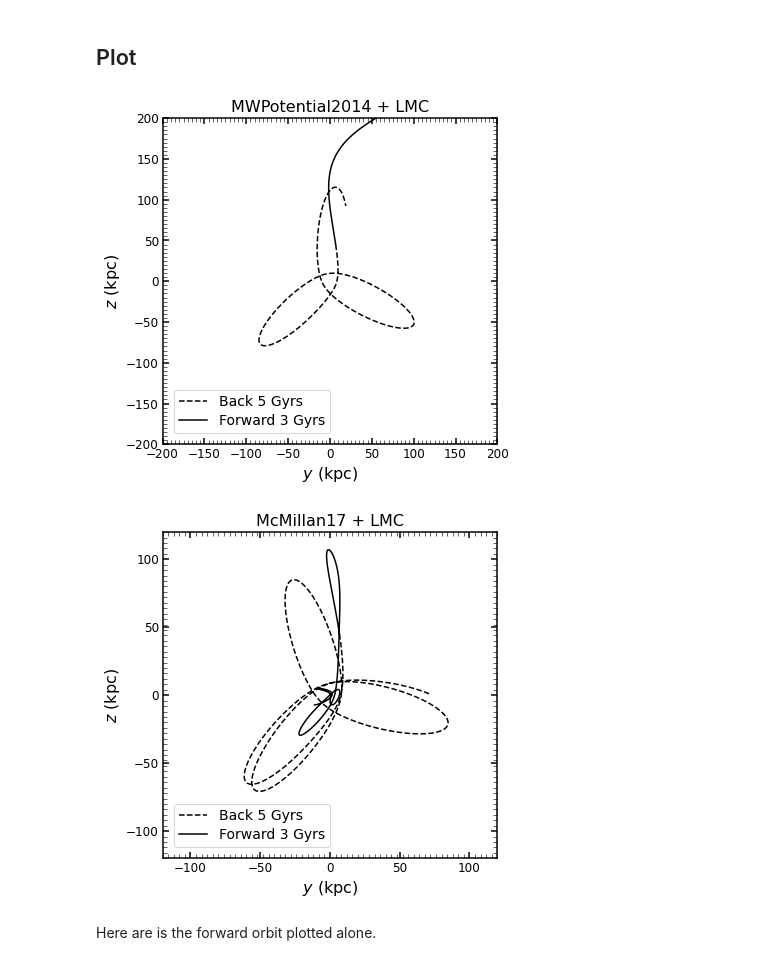
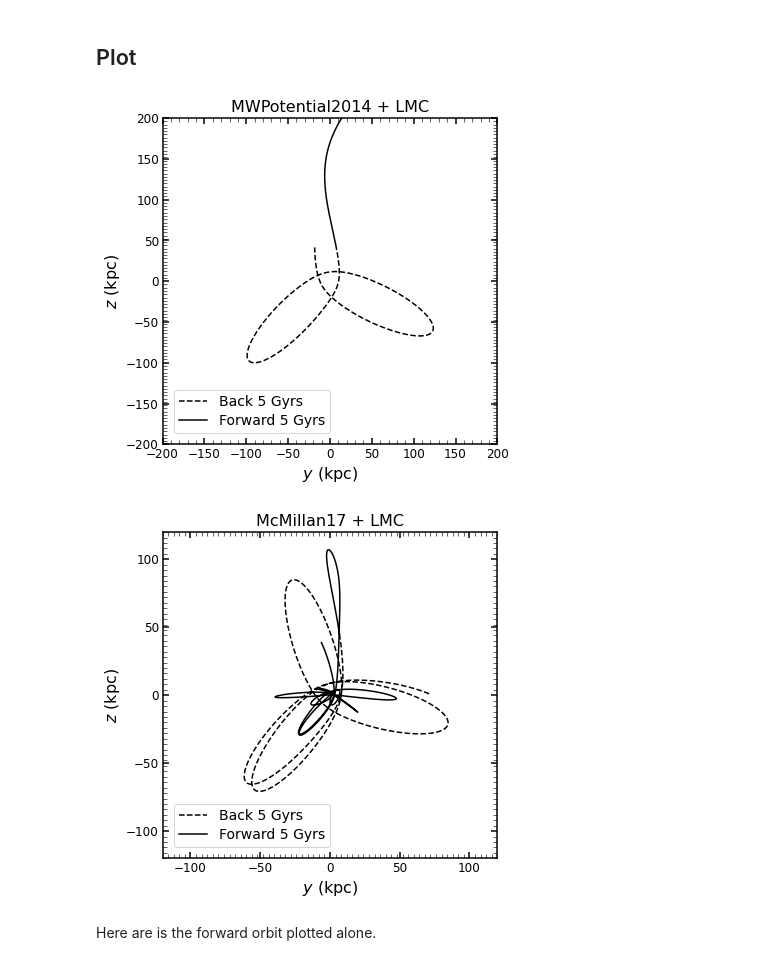
Before and after one commit to Kevin22888/Research-Bootes-III, a Jupyter notebook: additional/Orbit-Integration-with-LMC.ipynb, the cells around one changed output. Saved outputs shown, nothing was run; the diff lists cells and outputs as text; code cells hidden in the pictures.

```diff
--- a/additional/Orbit-Integration-with-LMC.ipynb
+++ b/additional/Orbit-Integration-with-LMC.ipynb
@@ -154,10 +207,10 @@ time_forward = np.linspace(0., 3., 1001)*units.Gyr
 # %%
 # MWPotential2014
 
-orbit1_backward = Orbit(boo3_6D, ro=8., vo=233., radec=True)
+orbit1_backward = Orbit(boo3_6D, radec=True)
 orbit1_backward.integrate(time_backward, default_backward)
 
-orbit1_forward = Orbit(boo3_6D, ro=8., vo=233., radec=True)
+orbit1_forward = Orbit(boo3_6D, radec=True)
 orbit1_forward.integrate(time_forward, default_forward)
 
 # McMillan17
@@ -178,22 +231,22 @@ galpyWarning: Cannot use symplectic integration because some of the included for
 ## Plot
 # %%
 orbit1_backward.plot(d1='y', d2='z', c='k', ls='--', label='Back 5 Gyrs')
-orbit1_forward.plot(d1='y', d2='z', c='k', overplot=True, label='Forward 3 Gyrs')
+orbit1_forward.plot(d1='y', d2='z', c='k', overplot=True, label='Forward 5 Gyrs')
 
 ax = plt.gca()
 
 ax.set_xlim(-200, 200)
 ax.set_ylim(-200, 200)
 ax.set_title('MWPotential2014 + LMC')
 ax.legend()
 
 fig = plt.gcf()
 fig.set_size_inches(6, 6)
 # %% [output]
-[figure, old version]
+[figure, new version]
 # %%
 orbit2_backward.plot(d1='y', d2='z', c='k', ls='--', label='Back 5 Gyrs')
-orbit2_forward.plot(d1='y', d2='z', c='k', overplot=True, label='Forward 3 Gyrs')
+orbit2_forward.plot(d1='y', d2='z', c='k', overplot=True, label='Forward 5 Gyrs')
 
 ax = plt.gca()
 
@@ -205,7 +258,7 @@ ax.legend()
 fig = plt.gcf()
 fig.set_size_inches(6, 6)
 # %% [output]
-[figure, old version]
+[figure, new version]
 # %% [markdown]
 Here are is the forward orbit plotted alone.
 # %%
```
Also changed, not shown: parts of 13 cells of this notebook.
